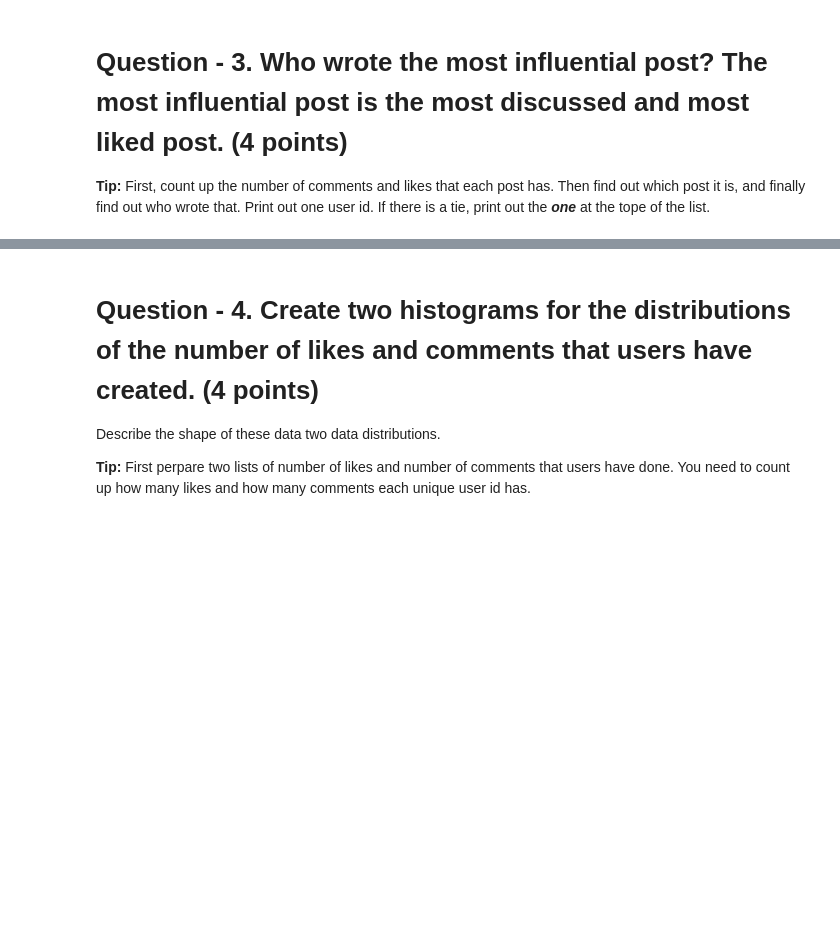
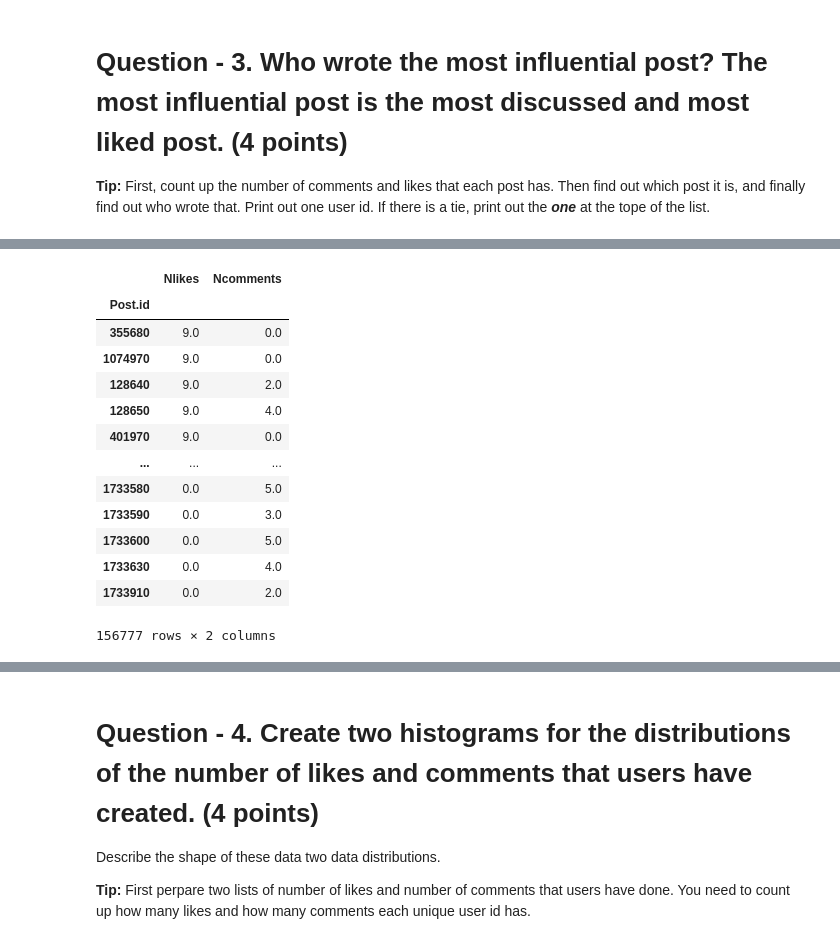
Before and after one commit to BictorFonseca/DataAnalysis, a Jupyter notebook: 329e_HW2 (1).ipynb, the cells around one changed output, grey strips where cells are left out. Saved outputs shown, nothing was run; the diff lists cells and outputs as text; code cells hidden in the pictures; blank space fills up the shorter version.

```diff
--- a/329e_HW2 (1).ipynb
+++ b/329e_HW2 (1).ipynb
@@ -142,0 +149,6 @@ If there is a tie, print out the ***one***  at the tope of the list.
+# %%
+# Code here
+# determine the number of likes for each post
+likes_df = person_likes_post[['Person.id', 'Post.id']]
+likes_df = likes_df.groupby('Post.id').count().sort_values(by='Person.id', ascending=False)
+likes_df
@@ -142,0 +170,4 @@ If there is a tie, print out the ***one***  at the tope of the list.
+# %%
+# determine the number of comments for each post
+comm_df = comment_replyOf_post.groupby('Post.id').count().sort_values(by='Comment.id', ascending=False)
+comm_df
@@ -142,0 +189,24 @@ If there is a tie, print out the ***one***  at the tope of the list.
+# %%
+# merge the dataframes and determine total engagement
+engage_df = likes_df.merge(comm_df, how='outer', on='Post.id')
+engage_df.sort_values(by=['Person.id'], inplace=True, ascending=False)
+engage_df.fillna(0, inplace=True)
+engage_df.columns = ['Nlikes', 'Ncomments']
+
+# check to make sure that merge is correct and sorted in descending order of likes based on the original likes_df
+engage_df
+# %% [output]
+|  | Nlikes | Ncomments |
+| Post.id |  |  |
+| 355680 | 9.0 | 0.0 |
+| 1074970 | 9.0 | 0.0 |
+| 128640 | 9.0 | 2.0 |
+| 128650 | 9.0 | 4.0 |
+| 401970 | 9.0 | 0.0 |
+| ... | ... | ... |
+| 1733580 | 0.0 | 5.0 |
+| 1733590 | 0.0 | 3.0 |
+| 1733600 | 0.0 | 5.0 |
+| 1733630 | 0.0 | 4.0 |
+| 1733910 | 0.0 | 2.0 |
+156777 rows × 2 columns
```
Also changed, not shown: parts of 12 cells of this notebook.
